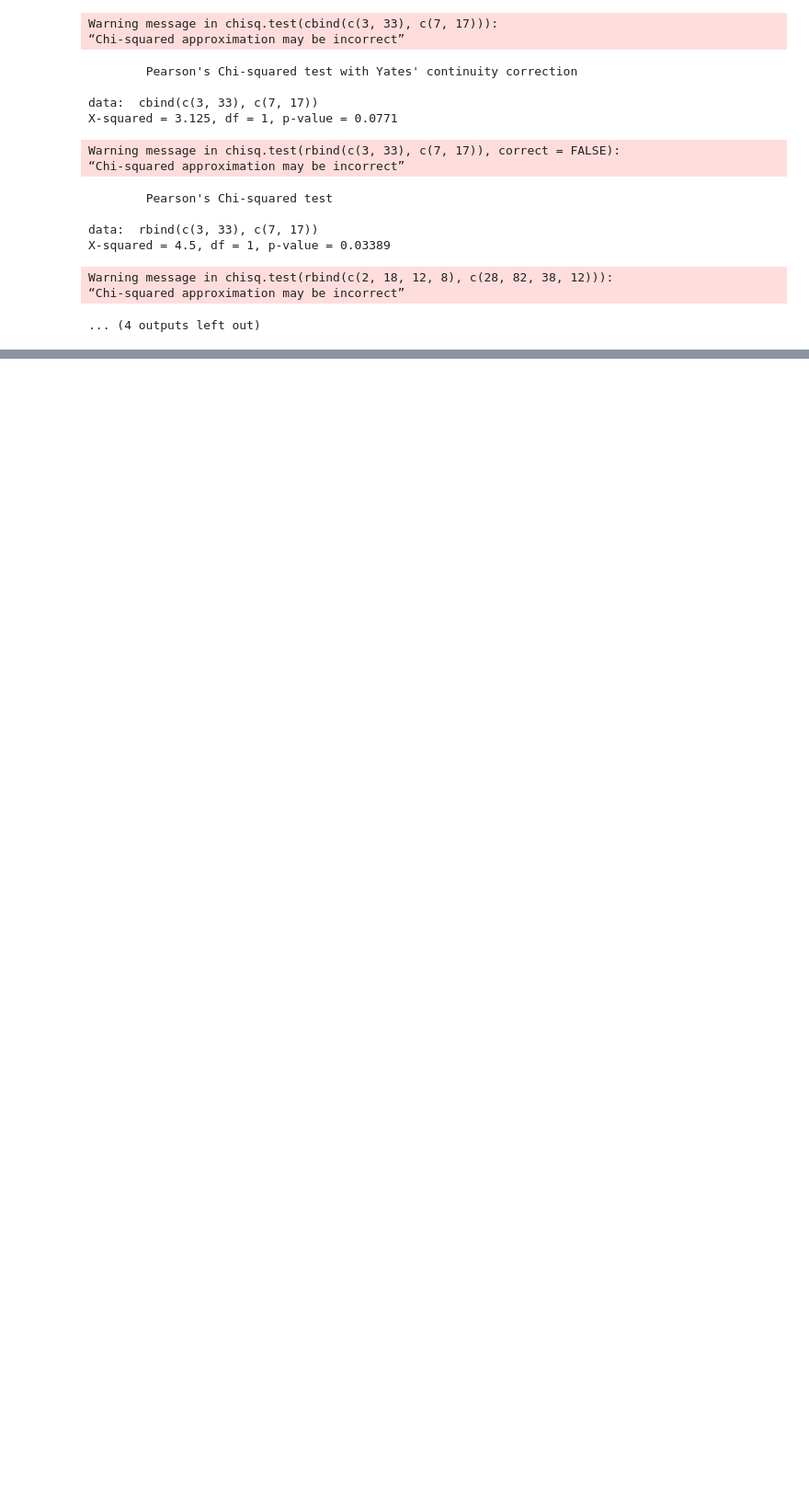
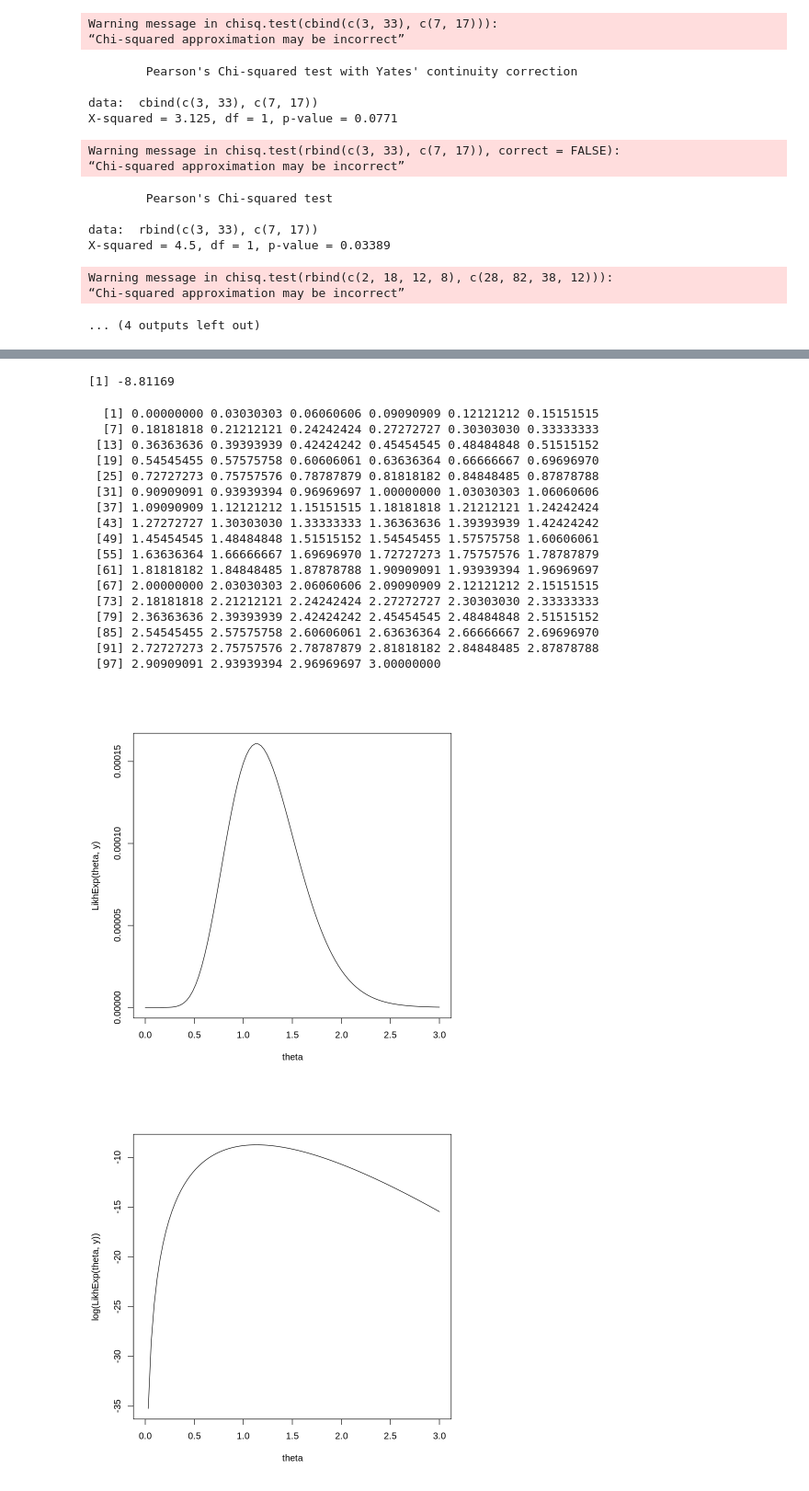
Before and after one commit to GiorgosLyberis/mcda, a Jupyter notebook: Methods For Statistical Data Analysis/Lab_6/Lab_6.ipynb, the cells around one changed output, grey strips where cells are left out. Shown at 92% size. Cells and saved outputs as stored; diff of their text form; code cells hidden in the pictures; blank space fills up the shorter version.

```diff
--- a/Methods For Statistical Data Analysis/Lab_6/Lab_6.ipynb
+++ b/Methods For Statistical Data Analysis/Lab_6/Lab_6.ipynb
@@ -395,3 +395,38 @@ X-squared = 4.5, df = 1, p-value = 0.03389
 Warning message in chisq.test(rbind(c(2, 18, 12, 8), c(28, 82, 38, 12))):
 “Chi-squared approximation may be incorrect”
 ... (4 outputs left out)
+# %%
+LikhExp<-function(theta,y){
+   n<-length(y)
+   Likh<-1
+   for (i in 1:n) Likh<-Likh*dexp(y[i],rate=theta)
+   return(Likh)
+}
+
+y<-rexp(10)
+
+LikhExp(1,y)
+log(LikhExp(1,y))
+
+
+theta<-seq(0,3,length.out=100)
+theta
+plot(theta,LikhExp(theta,y),type="l")
+plot(theta,log(LikhExp(theta,y)),type="l")
+
+curve(LikhExp(x,y),xlim=c(0,3))
+z<-optimize(LikhExp, interval=c(0,10), maximum=TRUE, y=y)
+z
+1/mean(y)
+
+lines(c(z$maximum,z$maximum),c(0,z$objective))
+
+
+curve(log(LikhExp(x,y)),xlim=c(0,3))
+z<-optimize(function(theta,y) log(LikhExp(theta,y)), interval=c(0,10), maximum=TRUE, y=y)
+z
+lines(c(z$maximum,z$maximum),c(0,z$objective))
+
+abline(a=NULL, b=NULL, h=NULL, v=z$maximum, lty=2)
+abline(h=z$objective, lty=2)
+# %% [output]
@@ -397,0 +434,20 @@ Warning message in chisq.test(rbind(c(2, 18, 12, 8), c(28, 82, 38, 12))):
+[1] -8.81169
+  [1] 0.00000000 0.03030303 0.06060606 0.09090909 0.12121212 0.15151515
+  [7] 0.18181818 0.21212121 0.24242424 0.27272727 0.30303030 0.33333333
+ [13] 0.36363636 0.39393939 0.42424242 0.45454545 0.48484848 0.51515152
+ [19] 0.54545455 0.57575758 0.60606061 0.63636364 0.66666667 0.69696970
+ [25] 0.72727273 0.75757576 0.78787879 0.81818182 0.84848485 0.87878788
+ [31] 0.90909091 0.93939394 0.96969697 1.00000000 1.03030303 1.06060606
+ [37] 1.09090909 1.12121212 1.15151515 1.18181818 1.21212121 1.24242424
+ [43] 1.27272727 1.30303030 1.33333333 1.36363636 1.39393939 1.42424242
+ [49] 1.45454545 1.48484848 1.51515152 1.54545455 1.57575758 1.60606061
+ [55] 1.63636364 1.66666667 1.69696970 1.72727273 1.75757576 1.78787879
+ [61] 1.81818182 1.84848485 1.87878788 1.90909091 1.93939394 1.96969697
+ [67] 2.00000000 2.03030303 2.06060606 2.09090909 2.12121212 2.15151515
+ [73] 2.18181818 2.21212121 2.24242424 2.27272727 2.30303030 2.33333333
+ [79] 2.36363636 2.39393939 2.42424242 2.45454545 2.48484848 2.51515152
+ [85] 2.54545455 2.57575758 2.60606061 2.63636364 2.66666667 2.69696970
+ [91] 2.72727273 2.75757576 2.78787879 2.81818182 2.84848485 2.87878788
+ [97] 2.90909091 2.93939394 2.96969697 3.00000000
+[figure, added]
+[figure, added]
```
Also changed, not shown: parts of 2 cells of this notebook.
